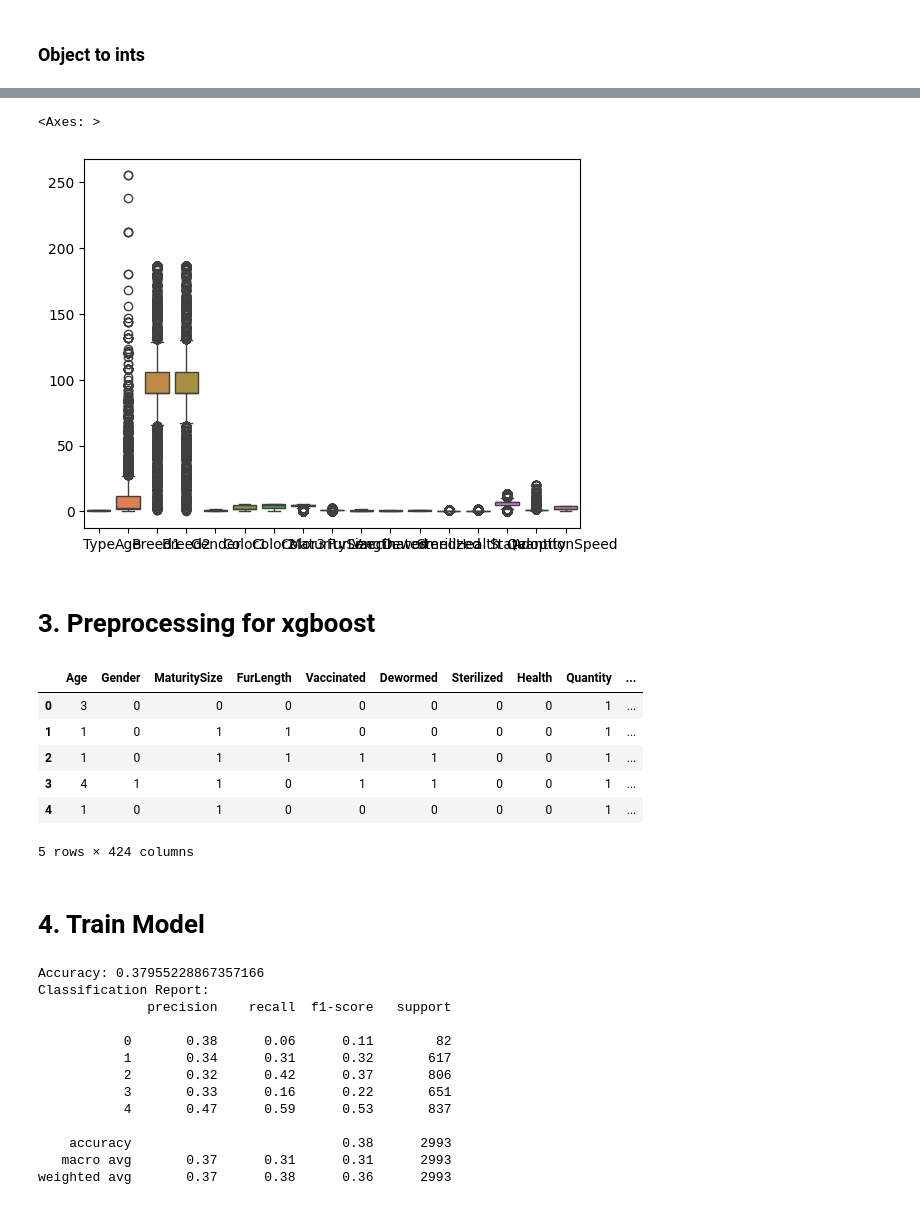
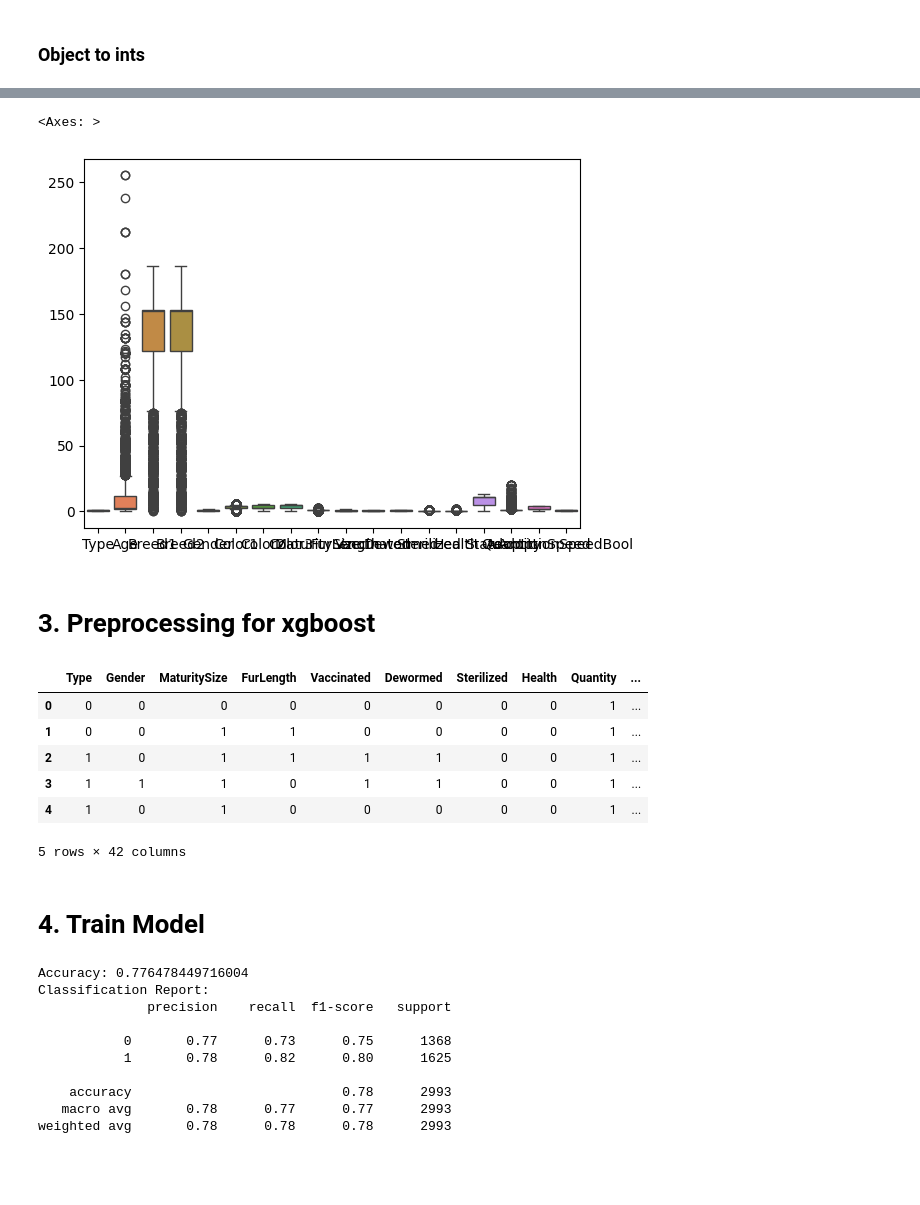
Before and after one commit to Kearskill/meow, a Jupyter notebook: XGBoost.ipynb, the cells around one changed output, grey strips where cells are left out. Cells and saved outputs as stored; diff of their text form; code cells hidden in the pictures; blank space fills up the shorter version.

```diff
--- a/XGBoost.ipynb
+++ b/XGBoost.ipynb
@@ -38,7 +38,7 @@ df.head()
 # %% [markdown]
 # 2. EDA
 # %%
-df = df.drop(["Unnamed: 0", "PetID", "Name", "VideoAmt", "PhotoAmt", "AdoptionSpeedBool"], axis=1)
+df = df.drop(["Unnamed: 0", "PetID", "Name", "VideoAmt", "PhotoAmt"], axis=1)
 df.head()
 # %% [output]
 |  | Type | Age | Breed1 | Breed2 | Gender | Color1 | Color2 | Color3 | MaturitySize | FurLength | ... |
@@ -126,6 +127,7 @@ gender_map = {0: 'Male', 1: 'Female', 2: 'Mixed'}
 size_map = {0: 'Small', 1: 'Medium', 2: 'Large', 3: 'Extra Large'}
 length_map = {0: 'Short', 1: 'Medium', 2: 'Long'}
 health_map = {0: 'Healthy', 1: 'Minor Injury', 2: 'Serious Injury'}
+speed_map = {0: 'Slow', 1: 'Fast'}
 
 df["Breed1"] = df["Breed1"].map({v: k for k, v in breed_map.items()})
 df["Breed2"] = df["Breed2"].map({v: k for k, v in breed_map.items()})
@@ -139,6 +141,7 @@ df["Gender"] = df["Gender"].map({v: k for k, v in gender_map.items()})
 df["MaturitySize"] = df["MaturitySize"].map({v: k for k, v in size_map.items()})
 df["FurLength"] = df["FurLength"].map({v: k for k, v in length_map.items()})
 df["Health"] = df["Health"].map({v: k for k, v in health_map.items()})
+df["AdoptionSpeedBool"] = df["AdoptionSpeedBool"].map({v: k for k, v in speed_map.items()})
 # %%
 
 for column in df.columns:
@@ -210,26 +215,28 @@ plt.show()
 sns.boxplot(df.drop(["Fee"], axis=1))
 # %% [output]
 <Axes: >
-[figure, old version]
+[figure, new version]
 # %% [markdown]
 # 3. Preprocessing for xgboost
 # %%
 # frequency encoding
 frequency_map = df['State'].value_counts().to_dict()
 df['State'] = df['State'].map(frequency_map)
 
 # one hot encoding
-df = pd.get_dummies(df, columns=['Type', 'Color1', 'Color2', 'Color3', 'Breed1', 'Breed2', 'State'], drop_first=True)
+df = pd.get_dummies(df, columns=['Color1', 'Color2', 'Color3', 'State'], drop_first=True)
 
+# remove cheating variables, breed, age and fee can give away the animal type directly
+df = df.drop(["Breed1", "Breed2", "Age", "Fee"], axis=1)
 df.head()
 # %% [output]
-|  | Age | Gender | MaturitySize | FurLength | Vaccinated | Dewormed | Sterilized | Health | Quantity | ... |
-| 0 | 3 | 0 | 0 | 0 | 0 | 0 | 0 | 0 | 1 | ... |
-| 1 | 1 | 0 | 1 | 1 | 0 | 0 | 0 | 0 | 1 | ... |
+|  | Type | Gender | MaturitySize | FurLength | Vaccinated | Dewormed | Sterilized | Health | Quantity | ... |
+| 0 | 0 | 0 | 0 | 0 | 0 | 0 | 0 | 0 | 1 | ... |
+| 1 | 0 | 0 | 1 | 1 | 0 | 0 | 0 | 0 | 1 | ... |
 | 2 | 1 | 0 | 1 | 1 | 1 | 1 | 0 | 0 | 1 | ... |
-| 3 | 4 | 1 | 1 | 0 | 1 | 1 | 0 | 0 | 1 | ... |
+| 3 | 1 | 1 | 1 | 0 | 1 | 1 | 0 | 0 | 1 | ... |
 | 4 | 1 | 0 | 1 | 0 | 0 | 0 | 0 | 0 | 1 | ... |
-5 rows × 424 columns
+5 rows × 42 columns
 # %% [markdown]
 # 4. Train Model
 # %%
@@ -239,8 +246,8 @@ from sklearn.preprocessing import LabelEncoder
 from xgboost import XGBClassifier
 # %%
 # Step 1: Separate features and target
-X = df.drop('AdoptionSpeed', axis=1)  # Features
-y = df['AdoptionSpeed']               # Target
+X = df.drop('Type', axis=1)  # Features
+y = df['Type']               # Target
 
 # Step 2: Split the dataset into training and testing sets
 X_train, X_test, y_train, y_test = train_test_split(X, y, test_size=0.2, random_state=42, stratify=y)
@@ -262,16 +269,13 @@ print("Accuracy:", accuracy_score(y_test, y_pred))
 print("Classification Report:")
 print(classification_report(y_test, y_pred))
 # %% [output]
-Accuracy: 0.37955228867357166
+Accuracy: 0.776478449716004
 Classification Report:
               precision    recall  f1-score   support
 
-           0       0.38      0.06      0.11        82
-           1       0.34      0.31      0.32       617
-           2       0.32      0.42      0.37       806
-           3       0.33      0.16      0.22       651
-           4       0.47      0.59      0.53       837
+           0       0.77      0.73      0.75      1368
+           1       0.78      0.82      0.80      1625
 
-    accuracy                           0.38      2993
-   macro avg       0.37      0.31      0.31      2993
-weighted avg       0.37      0.38      0.36      2993
+    accuracy                           0.78      2993
+   macro avg       0.78      0.77      0.77      2993
+weighted avg       0.78      0.78      0.78      2993
```
Also changed, not shown: parts of 11 cells of this notebook.
